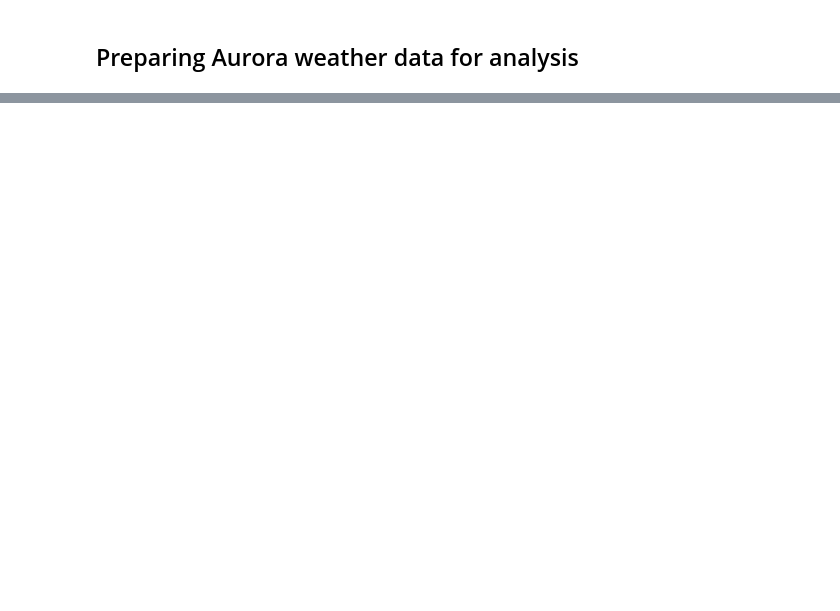
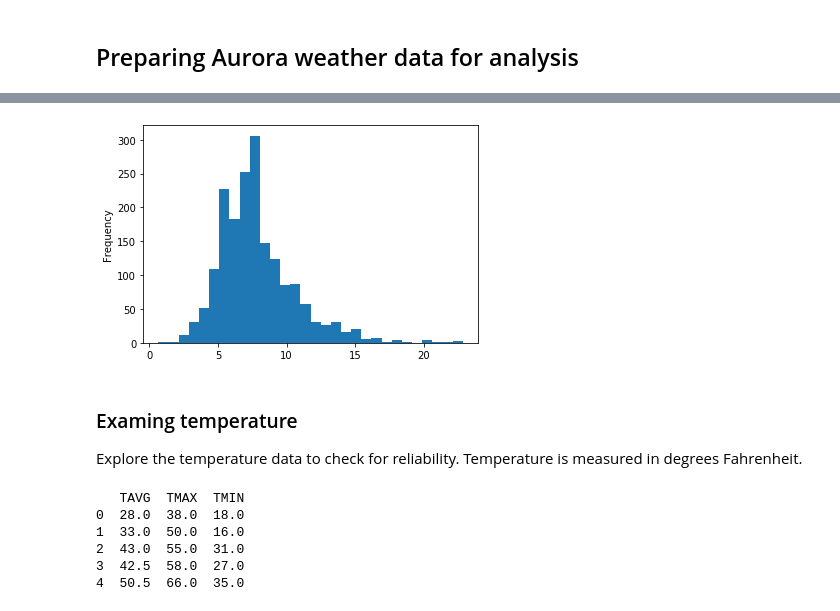
Before and after one commit to Happydogs/Aurora_Policing_Project, a Jupyter notebook: Aurora_Policing_Project.ipynb, the cells around one changed output, grey strips where cells are left out. Saved outputs shown, nothing was run; the diff lists cells and outputs as text; code cells hidden in the pictures; blank space fills up the shorter version.

```diff
--- a/Aurora_Policing_Project.ipynb
+++ b/Aurora_Policing_Project.ipynb
@@ -283,0 +486,17 @@ weather.head()
+# %%
+weather['AWND'].plot(kind = 'hist', bins=30)
+plt.show()
+# %% [output]
+[figure, added]
+# %% [markdown]
+### Examing temperature
+Explore the temperature data to check for reliability. Temperature is measured in degrees Fahrenheit.
+# %%
+print(weather[['TAVG','TMAX','TMIN']].head())
+# %% [output]
+   TAVG  TMAX  TMIN
+0  28.0  38.0  18.0
+1  33.0  50.0  16.0
+2  43.0  55.0  31.0
+3  42.5  58.0  27.0
+4  50.5  66.0  35.0
```
Also changed, not shown: parts of 48 cells of this notebook.
